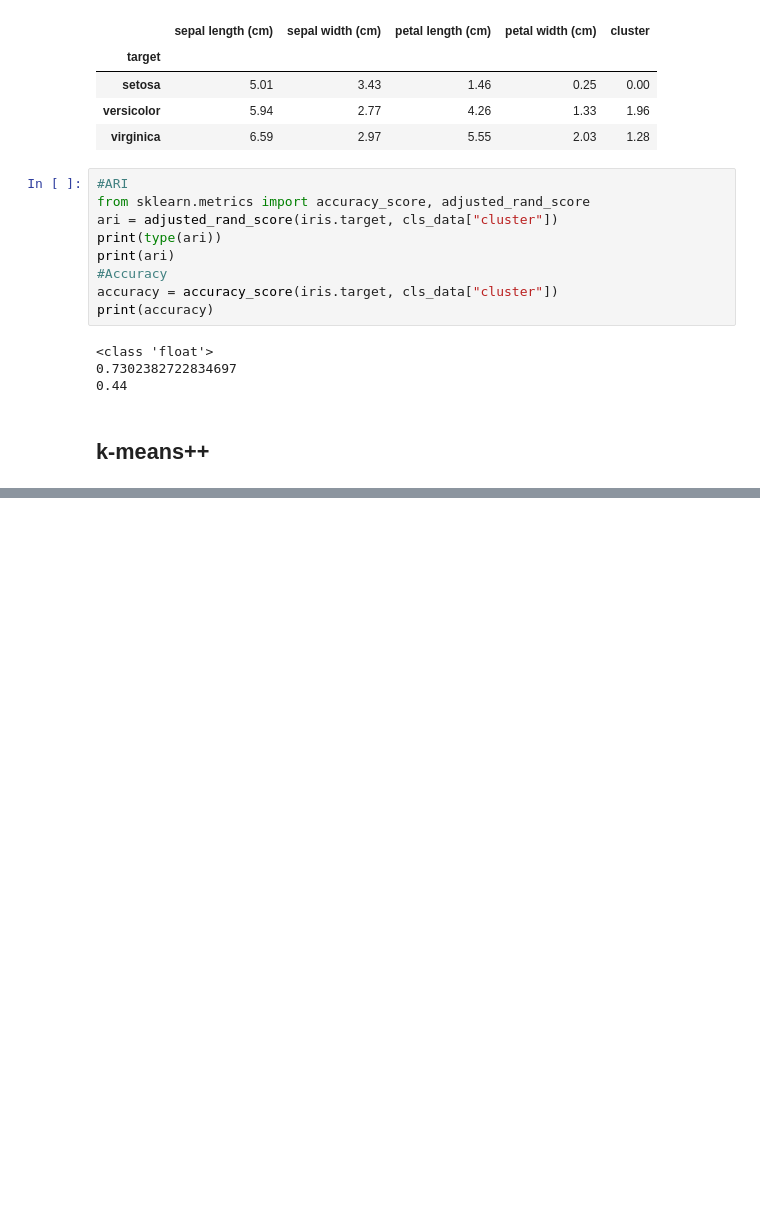
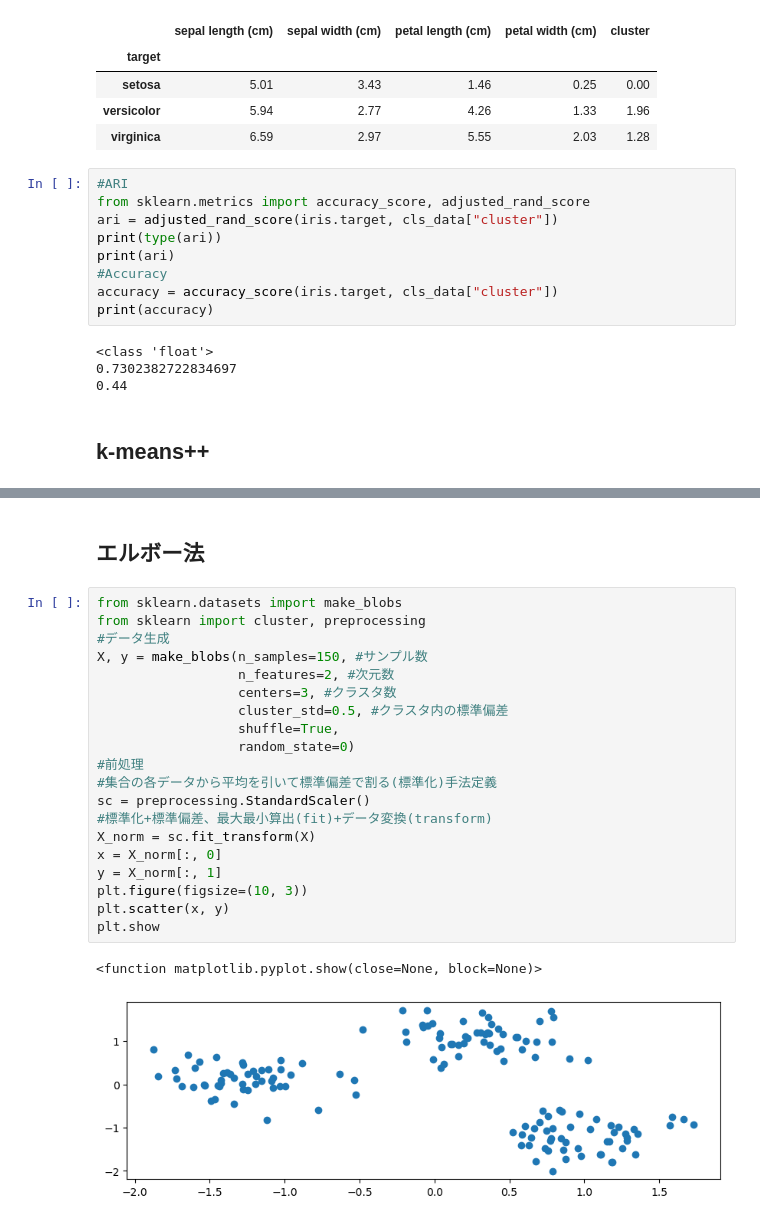
Before and after one commit to nakatsukarikuto/code, a Jupyter notebook: cuda/machine_learning/AI_100knock/1_basic_clustering.ipynb, the cells around one changed output, grey strips where cells are left out. Cells and saved outputs as stored; diff of their text form; blank space fills up the shorter version.

```diff
--- a/cuda/machine_learning/AI_100knock/1_basic_clustering.ipynb
+++ b/cuda/machine_learning/AI_100knock/1_basic_clustering.ipynb
@@ -165,0 +206,25 @@ print(accuracy)
+# %% [markdown]
+## エルボー法
+# %%
+from sklearn.datasets import make_blobs
+from sklearn import cluster, preprocessing
+#データ生成
+X, y = make_blobs(n_samples=150, #サンプル数
+                  n_features=2, #次元数
+                  centers=3, #クラスタ数
+                  cluster_std=0.5, #クラスタ内の標準偏差
+                  shuffle=True,
+                  random_state=0)
+#前処理
+#集合の各データから平均を引いて標準偏差で割る(標準化)手法定義
+sc = preprocessing.StandardScaler()
+#標準化+標準偏差、最大最小算出(fit)+データ変換(transform)
+X_norm = sc.fit_transform(X)
+x = X_norm[:, 0]
+y = X_norm[:, 1]
+plt.figure(figsize=(10, 3))
+plt.scatter(x, y)
+plt.show
+# %% [output]
+<function matplotlib.pyplot.show(close=None, block=None)>
+[figure, added]
```
Also changed, not shown: parts of 5 cells of this notebook.
